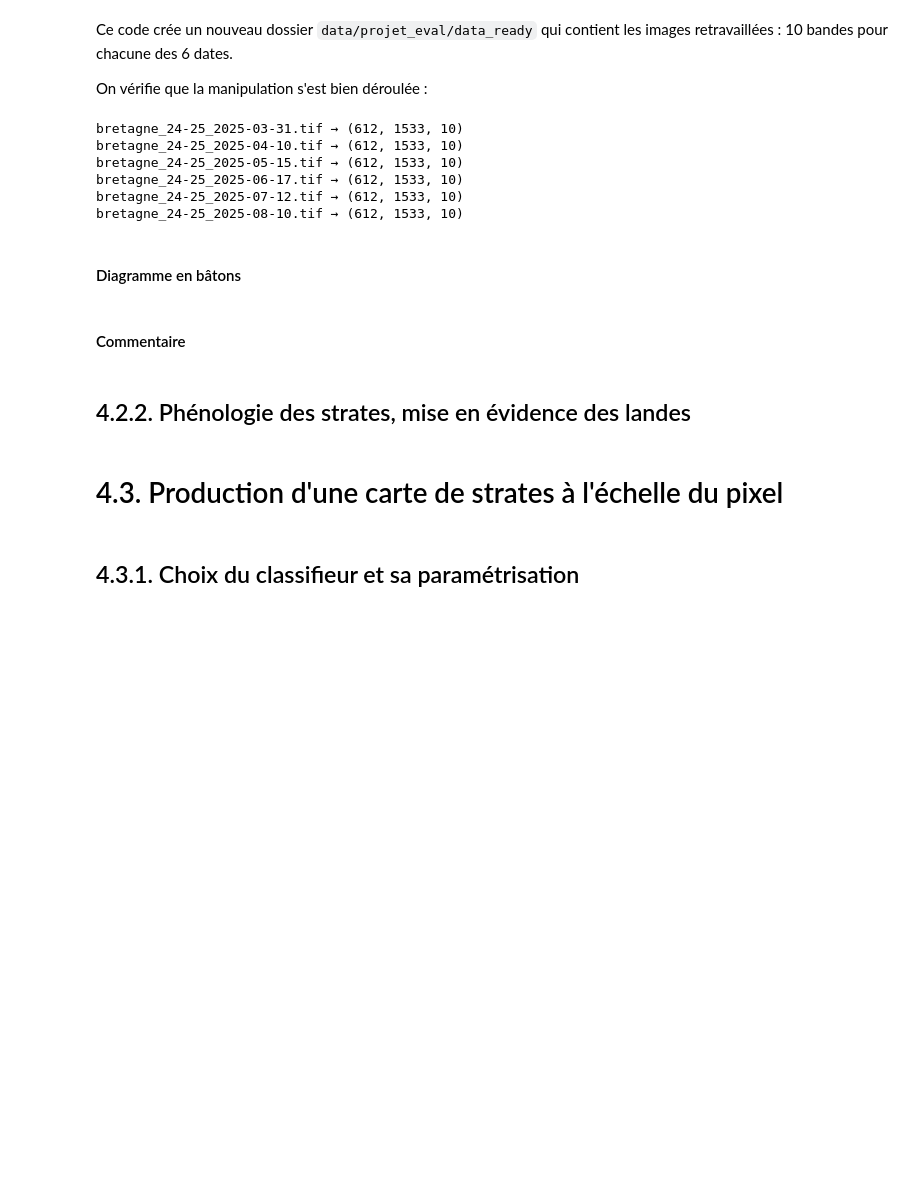
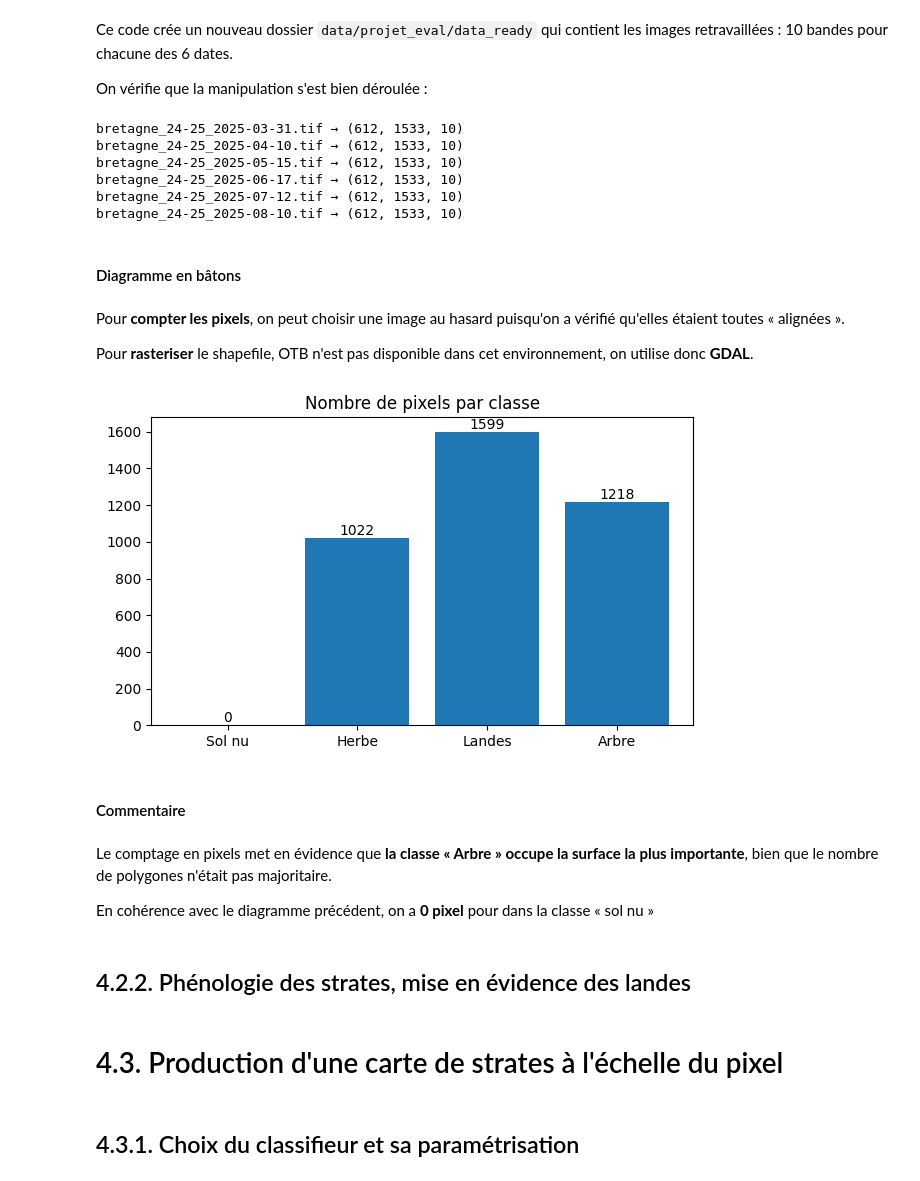
Before and after one commit to VT-94/projet_telea_THORIN_VINCENT, a Jupyter notebook: projet_telea_THORIN_VINCENT.ipynb, the cells around one changed output. Saved outputs shown, nothing was run; the diff lists cells and outputs as text; code cells hidden in the pictures; blank space fills up the shorter version.

Commit message:
diagramme nb pixel par classe

```diff
--- a/projet_telea_THORIN_VINCENT.ipynb
+++ b/projet_telea_THORIN_VINCENT.ipynb
@@ -52,13 +52,13 @@ plt.xlabel('')
 plt.ylabel('')
 
 # Sortie
-output_dir = os.path.join("..","results", "figure")
+results_dir = os.path.join("..","results", "figure")
 
-os.makedirs(output_dir,exist_ok=True) # Crée le dossier s'il n'existe pas
+os.makedirs(results_dir,exist_ok=True) # Crée le dossier s'il n'existe pas
 
-output_path = os.path.join(output_dir, "diag_baton_nb_poly_by_class.png")
+results_path = os.path.join(results_dir, "diag_baton_nb_poly_by_class.png")
 
-plt.savefig(output_path)
+plt.savefig(results_path)
 
 plt.show()
 # %% [output]
@@ -241,3 +249,7 @@ bretagne_24-25_2025-07-12.tif → (612, 1533, 10)
 bretagne_24-25_2025-08-10.tif → (612, 1533, 10)
 # %% [markdown]
 #### Diagramme en bâtons
+# %% [markdown]
+Pour **compter les pixels**, on peut choisir une image au hasard puisqu'on a vérifié qu'elles étaient toutes « alignées ».
+
+Pour **rasteriser** le shapefile, OTB n'est pas disponible dans cet environnement, on utilise donc **GDAL**.
@@ -244,5 +281,40 @@ bretagne_24-25_2025-08-10.tif → (612, 1533, 10)
+# %%
+roi_ds = gdal.Open(out_image)
+roi = roi_ds.GetRasterBand(1).ReadAsArray()
+roi_ds = None
+
+# On ignore les pixels à 0 (NoData)
+values, counts = np.unique(roi[roi > 0], return_counts=True)
+
+# Forcer l'ordre des classes attendues (1..4) + inclure les classes absentes
+ordered_classes = list(labels_strates.keys())
+counts_dict = dict(zip(values.tolist(), counts.tolist()))
+ordered_counts = [counts_dict.get(c, 0) for c in ordered_classes]
+ordered_labels = [labels_strates[c] for c in ordered_classes]
+
+plt.figure(figsize=(7, 4))
+plt.bar(ordered_labels, ordered_counts)
+
+for i, v in enumerate(ordered_counts):
+    plt.text(i, v, str(int(v)), ha="center", va="bottom")
+
+
+plt.title("Nombre de pixels par classe")
+plt.ylabel("")
+plt.xlabel("")
+
+result_path = os.path.join(results_dir, "diag_baton_nb_pix_by_class.png")
+plt.savefig(result_path, dpi=300, bbox_inches="tight")
+
+plt.show()
+# %% [output]
+[figure, added]
 # %% [markdown]
 #### Commentaire
+# %% [markdown]
+Le comptage en pixels met en évidence que **la classe « Arbre » occupe la surface la plus importante**, bien que le nombre de polygones n'était pas majoritaire.
+
+En cohérence avec le diagramme précédent, on a **0 pixel** pour dans la classe « sol nu »
 # %% [markdown]
 ## 4.2.2. Phénologie des strates, mise en évidence des landes
 # %% [markdown]
```
Also changed, not shown: parts of 7 cells of this notebook.
